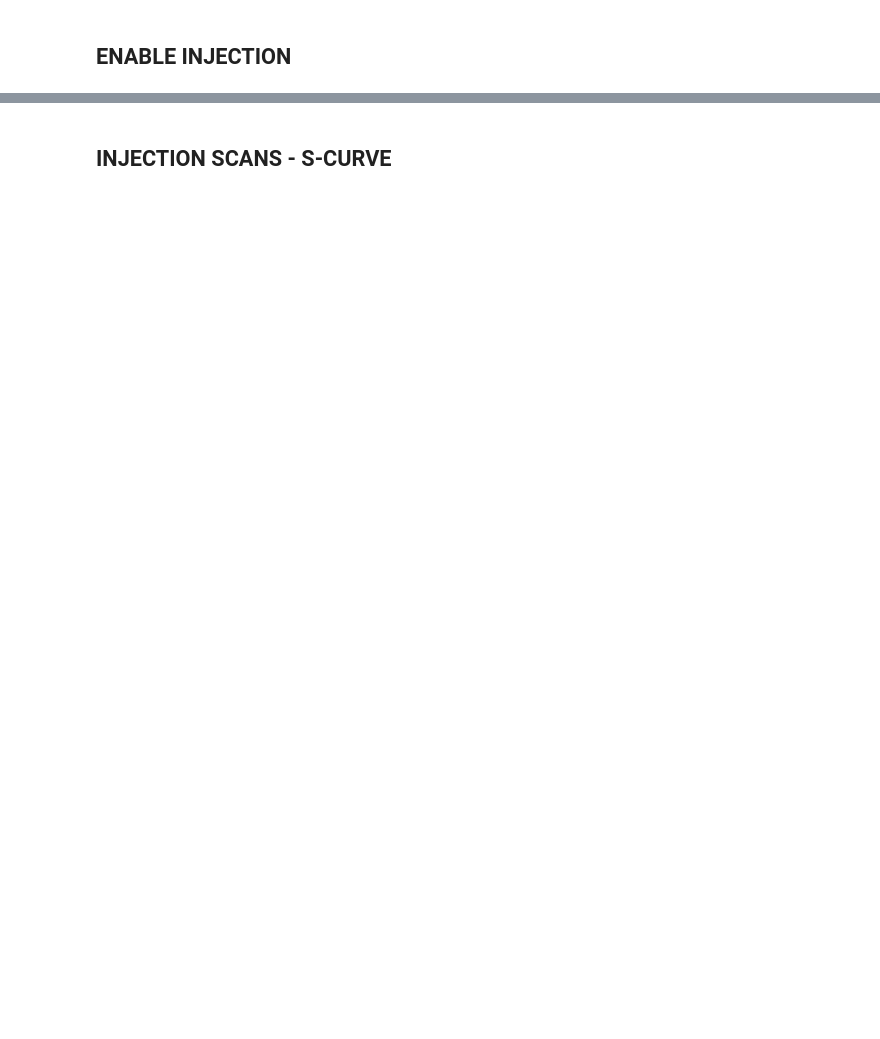
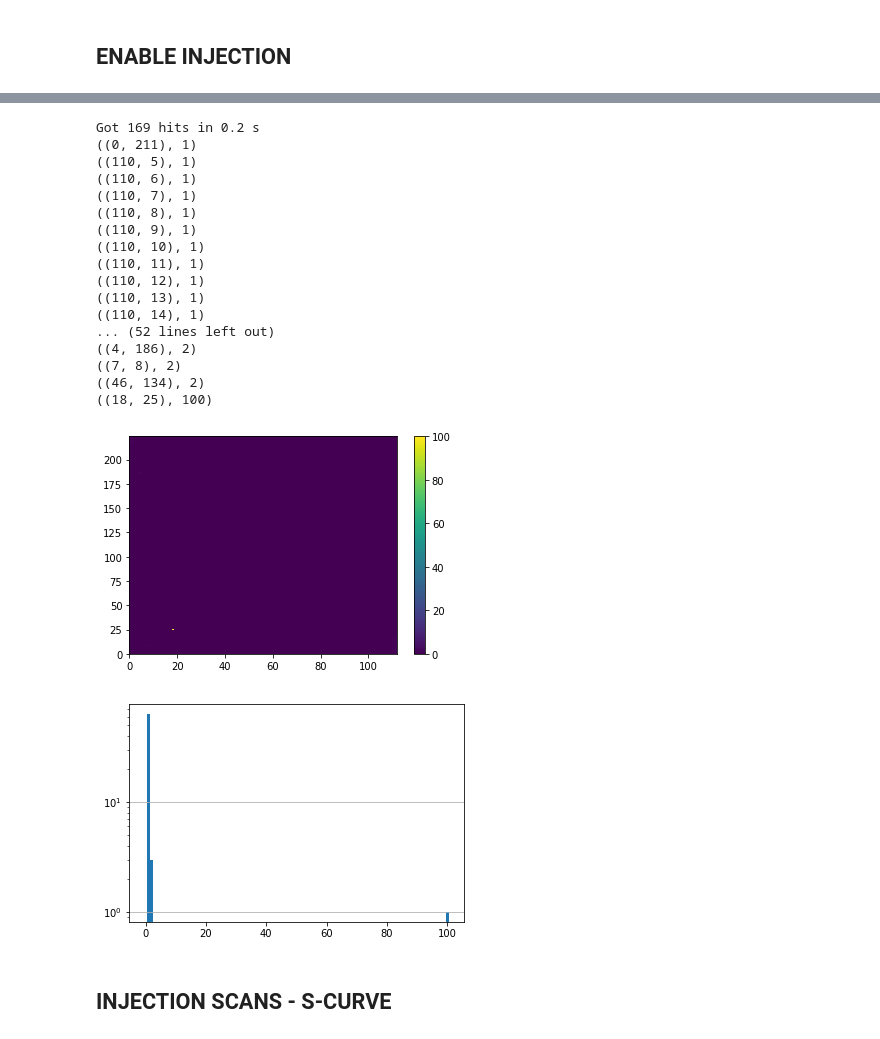
Before and after one commit to lmassach/tjmonopix-daq, a Jupyter notebook: examples/Monopix_hv.ipynb, the cells around one changed output, grey strips where cells are left out. Cells and saved outputs as stored; diff of their text form; code cells hidden in the pictures; blank space fills up the shorter version.

```diff
--- a/examples/Monopix_hv.ipynb
+++ b/examples/Monopix_hv.ipynb
@@ -334,43 +287,49 @@ chip.get_occupancy(exp_time)
 # %%
 ## configure injection pulse and inject pulses to one pixel
 col_to_inject = 18
 row_to_inject = 25
 
 delay=800
 width=250
 repeat=100
 chip['inj'].set_delay(delay)
 chip['inj'].set_width(width)
 chip['inj'].set_repeat(repeat)
 chip['inj'].set_phase(0)
 chip['inj'].set_en(0)
 
 chip['CONF_SR']['INJ_ROW'].setall(False)
 chip['CONF_SR']['COL_PULSE_SEL'].setall(False)
 chip.enable_injection(3, col_to_inject, row_to_inject)
 chip.write_conf()
 
-"""
-PRIMA:
-_, pixels, hits_per_pixel = tj_plot(chip, wait_inj=True)
+_, pixels, hits_per_pixel = plots.tj_plot(chip, wait_inj=True)
 chip['data_rx'].set_en(False)
 
 arg = np.argsort(hits_per_pixel)
 
 for px, n_hits in zip(pixels[arg], hits_per_pixel[arg]):
    print(px, n_hits)
-"""
-_, _pixels, _hits_per_pixel = tj_plot(chip, wait_inj=True)
-chip['data_rx'].set_en(False)
-
-arg = np.argsort(_hits_per_pixel)
-
-pixel = np.zeros(len(_pixels))
-hits_per_pixel = np.zeros(len(_pixels))
-for i in arg:
-    pixel[i] = _pixels[i]
-    hits_per_pixel = _hits_per_pixel[i]
-print(pixel, hits_per_pixel)
+# %% [output]
+Got 169 hits in 0.2 s
+((0, 211), 1)
+((110, 5), 1)
+((110, 6), 1)
+((110, 7), 1)
+((110, 8), 1)
+((110, 9), 1)
+((110, 10), 1)
+((110, 11), 1)
+((110, 12), 1)
+((110, 13), 1)
+((110, 14), 1)
+... (52 lines left out)
+((4, 186), 2)
+((7, 8), 2)
+((46, 134), 2)
+((18, 25), 100)
+[figure, added]
+[figure, added]
 # %% [markdown]
 ## INJECTION SCANS -  S-CURVE
 # %%
```
Also changed, not shown: parts of 19 cells of this notebook, 3 other files.
